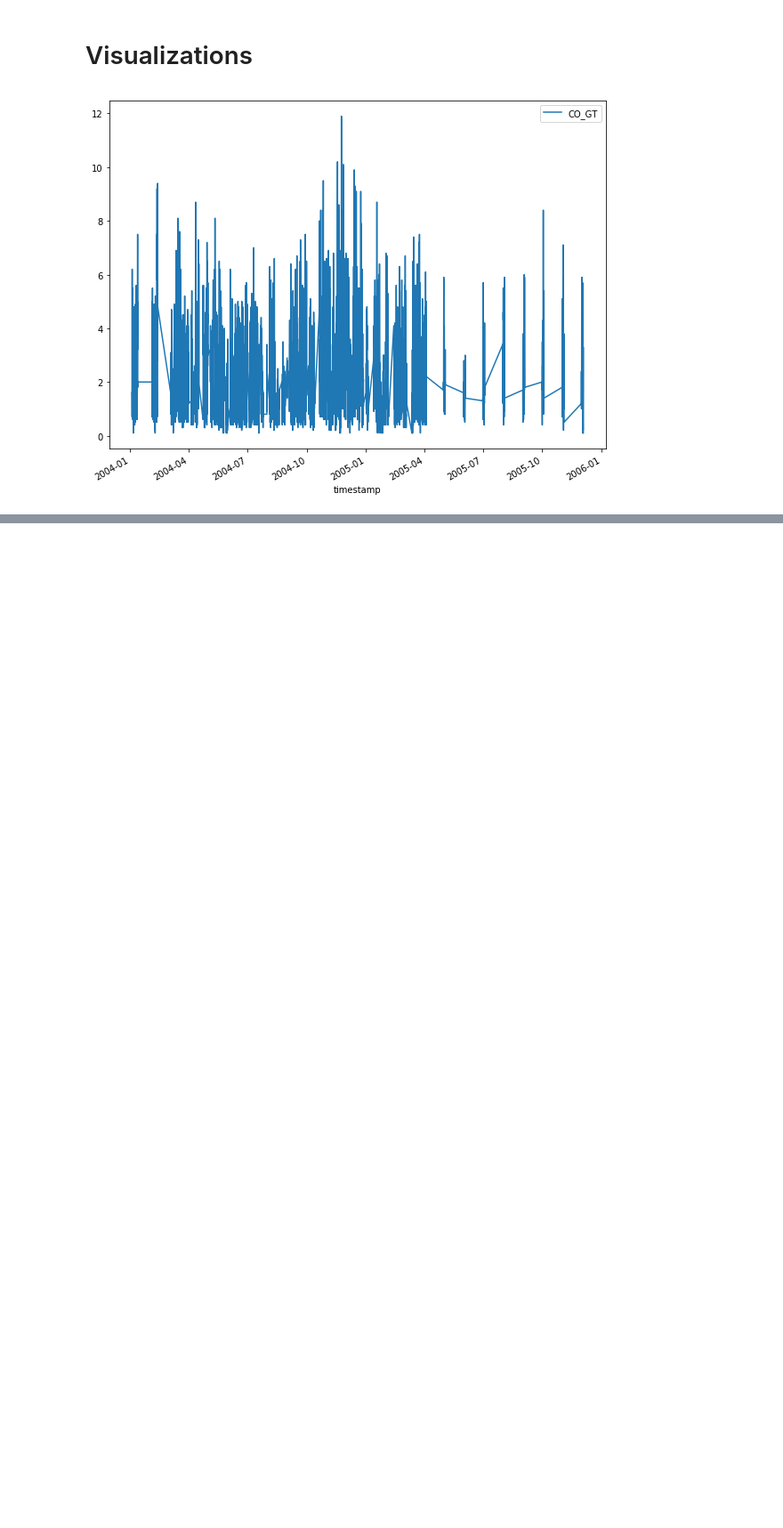
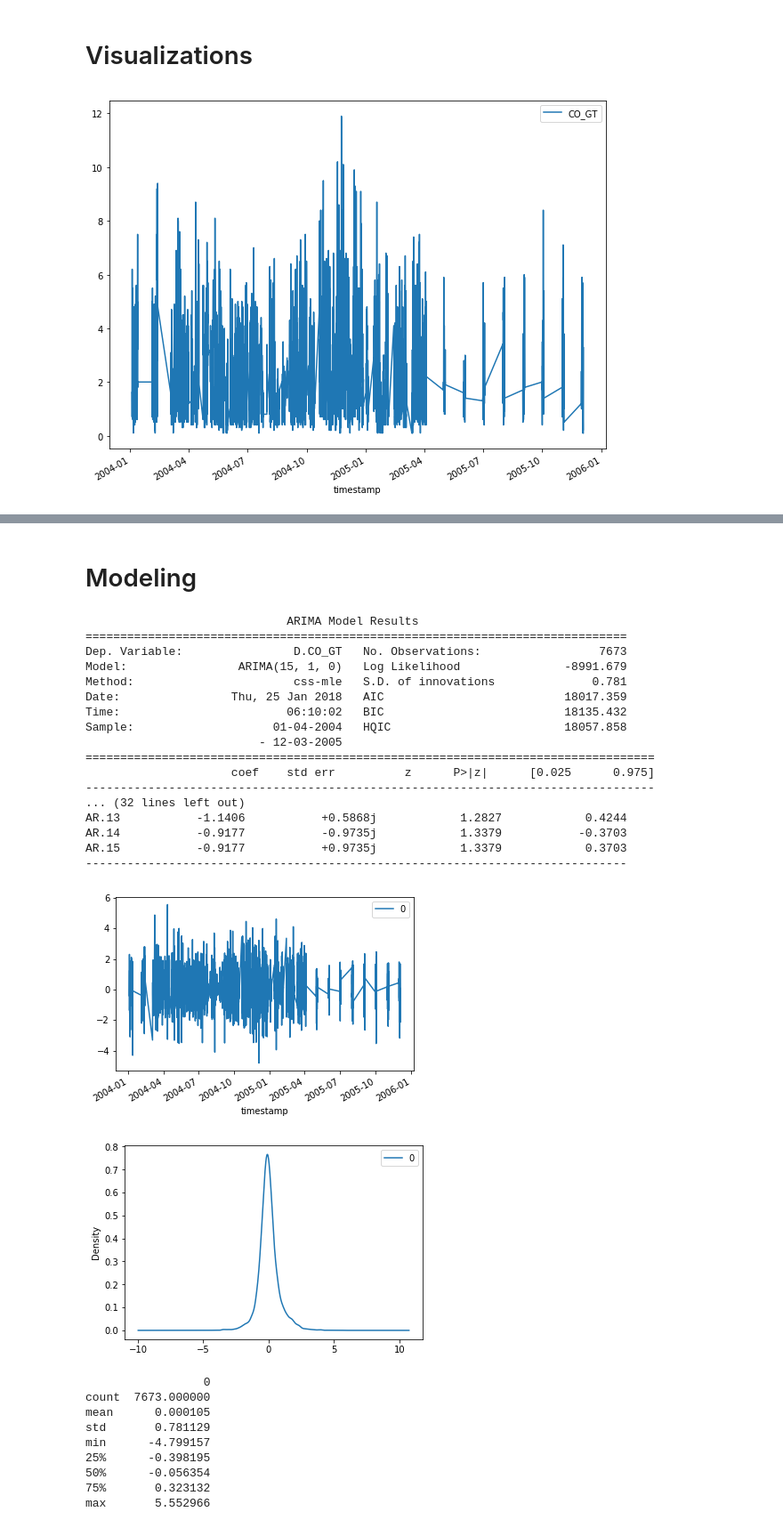
Before and after one commit to pettinato/poc_work, a Jupyter notebook: arima/initial_analysis.ipynb, the cells around one changed output, grey strips where cells are left out. Shown at 89% size. Drawn from its saved outputs; the diff is of its cells as text; code cells hidden in the pictures; blank space fills up the shorter version.

Commit message:
POC using ARIMA with stats_models and notes on other Python time series modules

```diff
--- a/arima/initial_analysis.ipynb
+++ b/arima/initial_analysis.ipynb
@@ -104,0 +111,46 @@ pyplot.show()
+# %% [markdown]
+# Modeling
+# %%
+from statsmodels.tsa.arima_model import ARIMA
+
+# fit model
+lag = 15  # Based on reading the above autocorrelation plot
+model = ARIMA(data_df, order=(lag,1,0))
+model_fit = model.fit(disp=0)
+print(model_fit.summary())
+# plot residual errors
+residuals = pd.DataFrame(model_fit.resid)
+residuals.plot()
+pyplot.show()
+residuals.plot(kind='kde')
+pyplot.show()
+print(residuals.describe())
+# %% [output]
+                             ARIMA Model Results
+==============================================================================
+Dep. Variable:                D.CO_GT   No. Observations:                 7673
+Model:                ARIMA(15, 1, 0)   Log Likelihood               -8991.679
+Method:                       css-mle   S.D. of innovations              0.781
+Date:                Thu, 25 Jan 2018   AIC                          18017.359
+Time:                        06:10:02   BIC                          18135.432
+Sample:                    01-04-2004   HQIC                         18057.858
+                         - 12-03-2005
+==================================================================================
+                     coef    std err          z      P>|z|      [0.025      0.975]
+----------------------------------------------------------------------------------
+... (32 lines left out)
+AR.13           -1.1406           +0.5868j            1.2827            0.4244
+AR.14           -0.9177           -0.9735j            1.3379           -0.3703
+AR.15           -0.9177           +0.9735j            1.3379            0.3703
+------------------------------------------------------------------------------
+[figure, added]
+[figure, added]
+                 0
+count  7673.000000
+mean      0.000105
+std       0.781129
+min      -4.799157
+25%      -0.398195
+50%      -0.056354
+75%       0.323132
+max       5.552966
```
Also changed, not shown: parts of 5 cells of this notebook, 3 other files.
